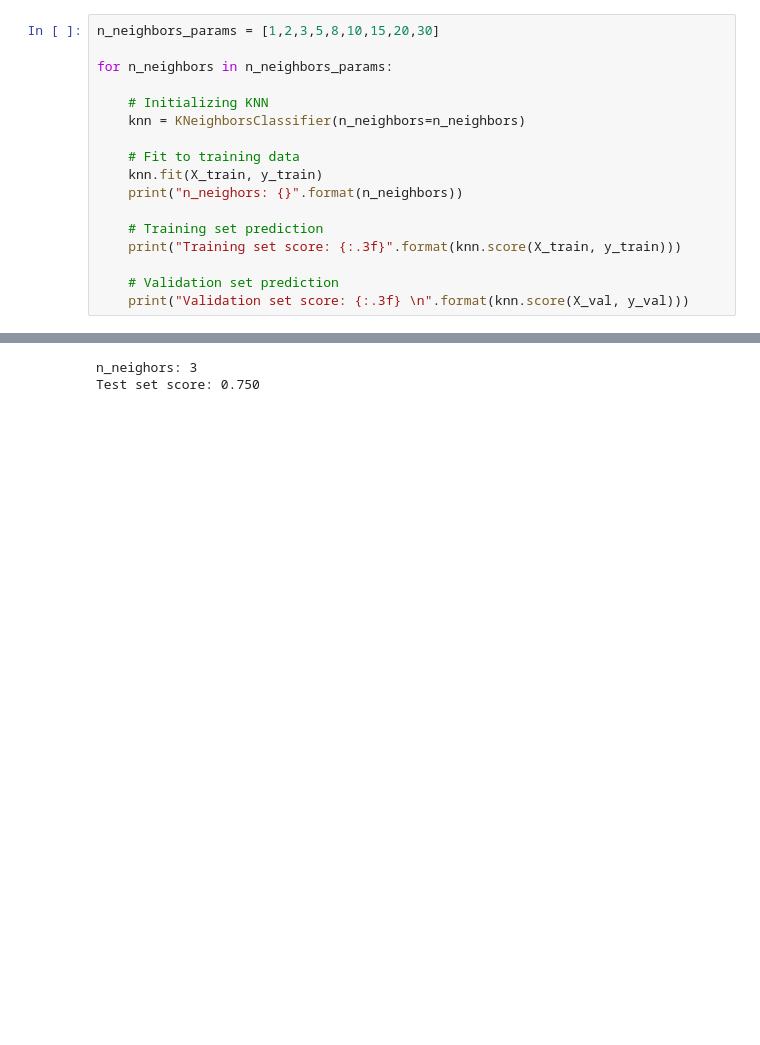
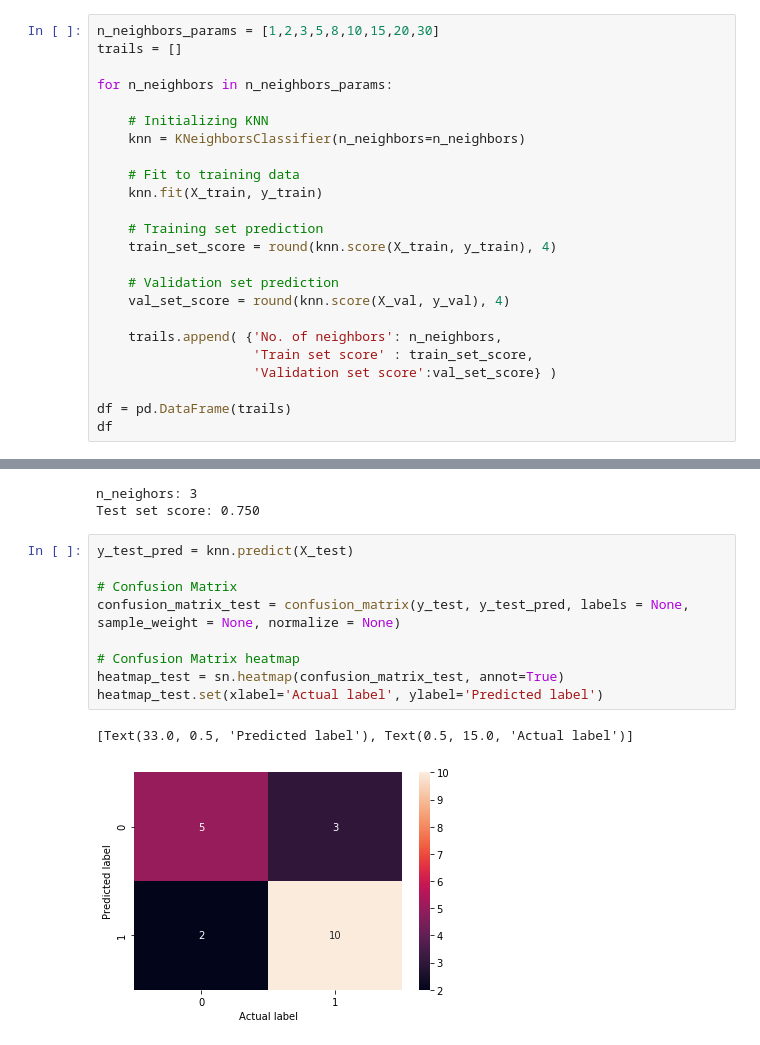
Before and after one commit to mirtanvirislam/Deep-Learning-Based-Glaucoma-Detection-with-Cropped-Optic-Cup-and-Disc-and-Blood-Vessel-Segmentation, a Jupyter notebook: Machine Learning Algorithms/GlaucomaM KNN v2.ipynb, the cells around one changed output, grey strips where cells are left out. Saved outputs shown, nothing was run; the diff lists cells and outputs as text; blank space fills up the shorter version.

Commit message:
Confusion matrix added

```diff
--- a/Machine Learning Algorithms/GlaucomaM KNN v2.ipynb
+++ b/Machine Learning Algorithms/GlaucomaM KNN v2.ipynb
@@ -104,6 +108,7 @@ X_test shape: (20, 62)
 y_test shape: (20,)
 # %%
 n_neighbors_params = [1,2,3,5,8,10,15,20,30]
+trails = []
 
 for n_neighbors in n_neighbors_params:
 
@@ -112,11 +117,17 @@ for n_neighbors in n_neighbors_params:
 
     # Fit to training data
     knn.fit(X_train, y_train)
-    print("n_neighors: {}".format(n_neighbors))
 
     # Training set prediction
-    print("Training set score: {:.3f}".format(knn.score(X_train, y_train)))
+    train_set_score = round(knn.score(X_train, y_train), 4)
 
     # Validation set prediction
-    print("Validation set score: {:.3f} \n".format(knn.score(X_val, y_val)))
+    val_set_score = round(knn.score(X_val, y_val), 4)
+
+    trails.append( {'No. of neighbors': n_neighbors,
+                    'Train set score' : train_set_score,
+                    'Validation set score':val_set_score} )
+
+df = pd.DataFrame(trails)
+df
 # %% [output]
@@ -152,3 +156,15 @@ print("Test set score: {:.3f}".format(knn.score(X_test, y_test)))
 # %% [output]
 n_neighors: 3
 Test set score: 0.750
+# %%
+y_test_pred = knn.predict(X_test)
+
+# Confusion Matrix
+confusion_matrix_test = confusion_matrix(y_test, y_test_pred, labels = None, sample_weight = None, normalize = None)
+
+# Confusion Matrix heatmap
+heatmap_test = sn.heatmap(confusion_matrix_test, annot=True)
+heatmap_test.set(xlabel='Actual label', ylabel='Predicted label')
+# %% [output]
+[Text(33.0, 0.5, 'Predicted label'), Text(0.5, 15.0, 'Actual label')]
+[figure, added]
```
Also changed, not shown: parts of 2 cells of this notebook.
